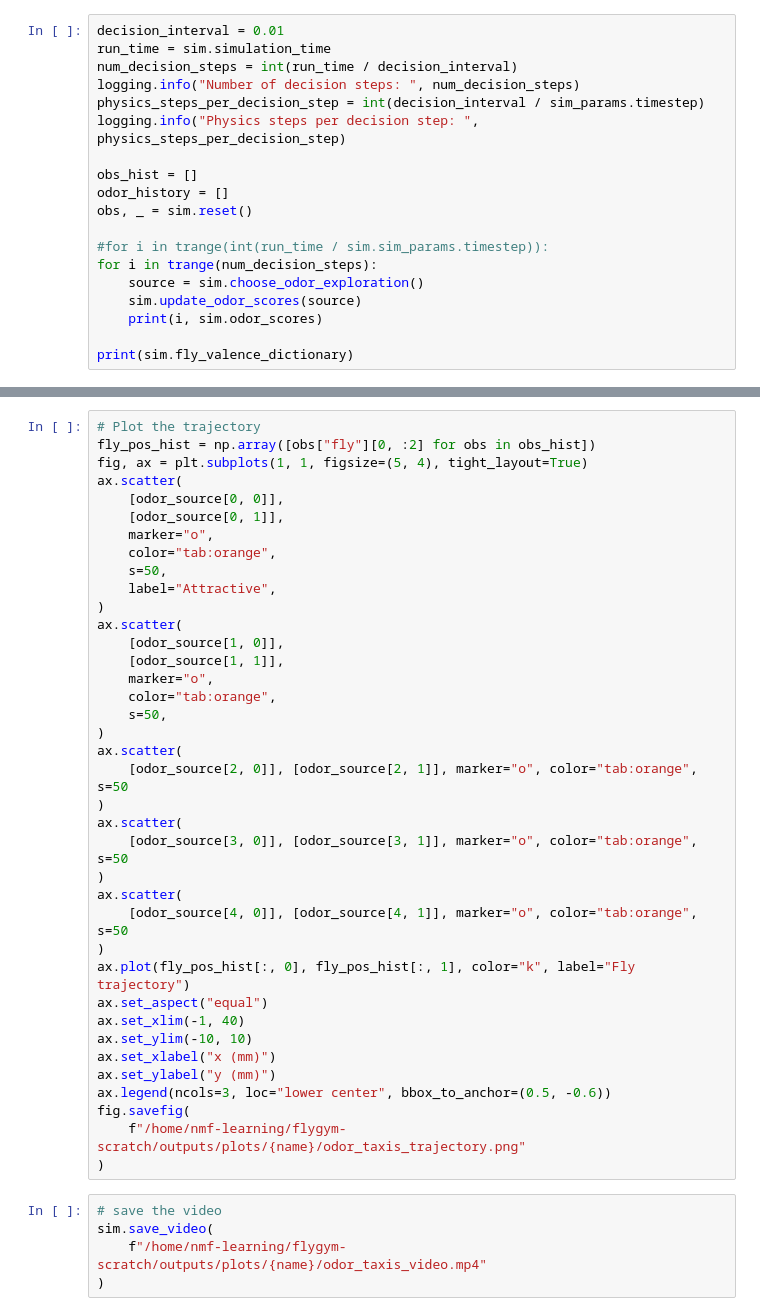
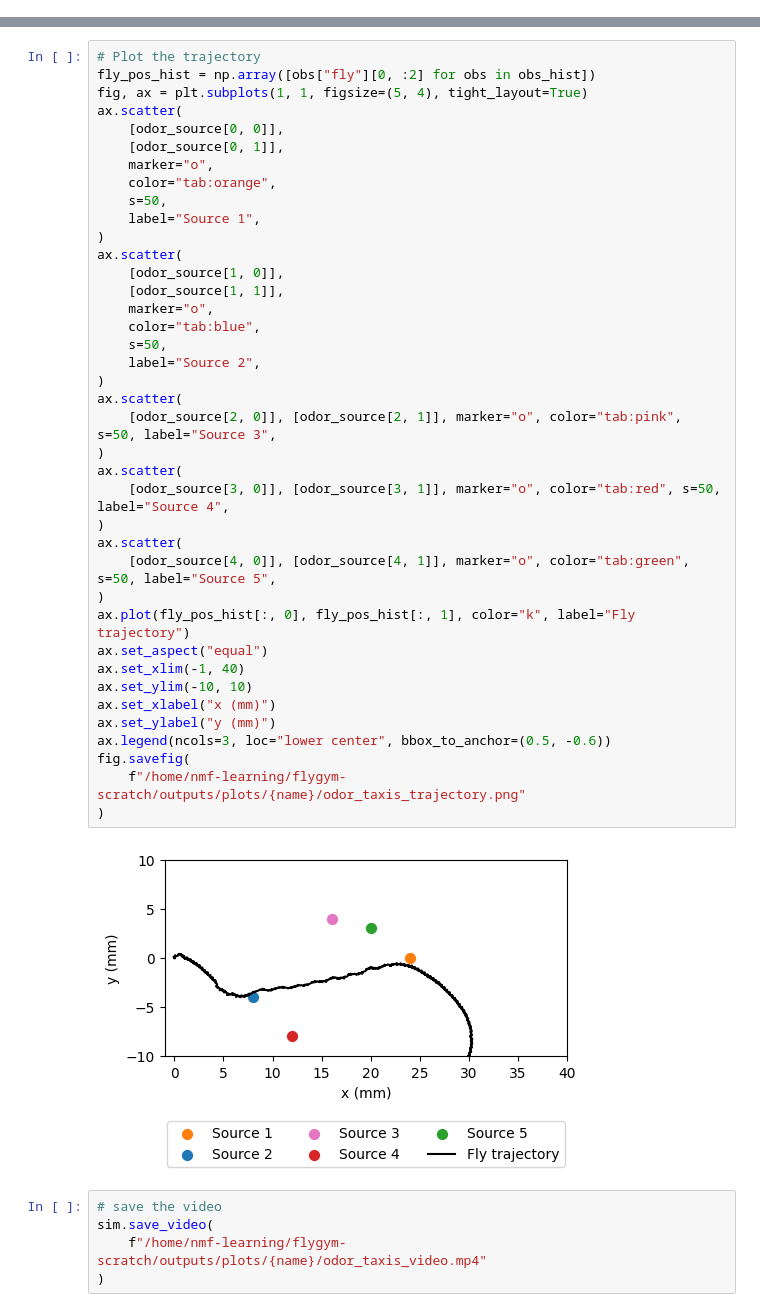
Before and after one commit to NeLy-EPFL/flygym-scratch, a Jupyter notebook: notebooks/learning_memory/curiosity_driven_simulation.ipynb, the cells around one changed output, grey strips where cells are left out. Saved outputs shown, nothing was run; the diff lists cells and outputs as text.

Commit message:
curiosity driven exploration

```diff
--- a/notebooks/learning_memory/curiosity_driven_simulation.ipynb
+++ b/notebooks/learning_memory/curiosity_driven_simulation.ipynb
@@ -124,19 +129,0 @@ for el in sim.odor_scores:
-# %%
-decision_interval = 0.01
-run_time = sim.simulation_time
-num_decision_steps = int(run_time / decision_interval)
-logging.info("Number of decision steps: ", num_decision_steps)
-physics_steps_per_decision_step = int(decision_interval / sim_params.timestep)
-logging.info("Physics steps per decision step: ", physics_steps_per_decision_step)
-
-obs_hist = []
-odor_history = []
-obs, _ = sim.reset()
-
-#for i in trange(int(run_time / sim.sim_params.timestep)):
-for i in trange(num_decision_steps):
-    source = sim.choose_odor_exploration()
-    sim.update_odor_scores(source)
-    print(i, sim.odor_scores)
-
-print(sim.fly_valence_dictionary)
@@ -169,38 +144,41 @@ fly_pos_hist = np.array([obs["fly"][0, :2] for obs in obs_hist])
 fig, ax = plt.subplots(1, 1, figsize=(5, 4), tight_layout=True)
 ax.scatter(
     [odor_source[0, 0]],
     [odor_source[0, 1]],
     marker="o",
     color="tab:orange",
     s=50,
-    label="Attractive",
+    label="Source 1",
 )
 ax.scatter(
     [odor_source[1, 0]],
     [odor_source[1, 1]],
     marker="o",
-    color="tab:orange",
+    color="tab:blue",
     s=50,
+    label="Source 2",
 )
 ax.scatter(
-    [odor_source[2, 0]], [odor_source[2, 1]], marker="o", color="tab:orange", s=50
+    [odor_source[2, 0]], [odor_source[2, 1]], marker="o", color="tab:pink", s=50, label="Source 3",
 )
 ax.scatter(
-    [odor_source[3, 0]], [odor_source[3, 1]], marker="o", color="tab:orange", s=50
+    [odor_source[3, 0]], [odor_source[3, 1]], marker="o", color="tab:red", s=50, label="Source 4",
 )
 ax.scatter(
-    [odor_source[4, 0]], [odor_source[4, 1]], marker="o", color="tab:orange", s=50
+    [odor_source[4, 0]], [odor_source[4, 1]], marker="o", color="tab:green", s=50, label="Source 5",
 )
 ax.plot(fly_pos_hist[:, 0], fly_pos_hist[:, 1], color="k", label="Fly trajectory")
 ax.set_aspect("equal")
 ax.set_xlim(-1, 40)
 ax.set_ylim(-10, 10)
 ax.set_xlabel("x (mm)")
 ax.set_ylabel("y (mm)")
 ax.legend(ncols=3, loc="lower center", bbox_to_anchor=(0.5, -0.6))
 fig.savefig(
     f"/home/nmf-learning/flygym-scratch/outputs/plots/{name}/odor_taxis_trajectory.png"
 )
+# %% [output]
+[figure, added]
 # %%
 # save the video
 sim.save_video(
```
Also changed, not shown: parts of 10 cells of this notebook, 16 other files.
